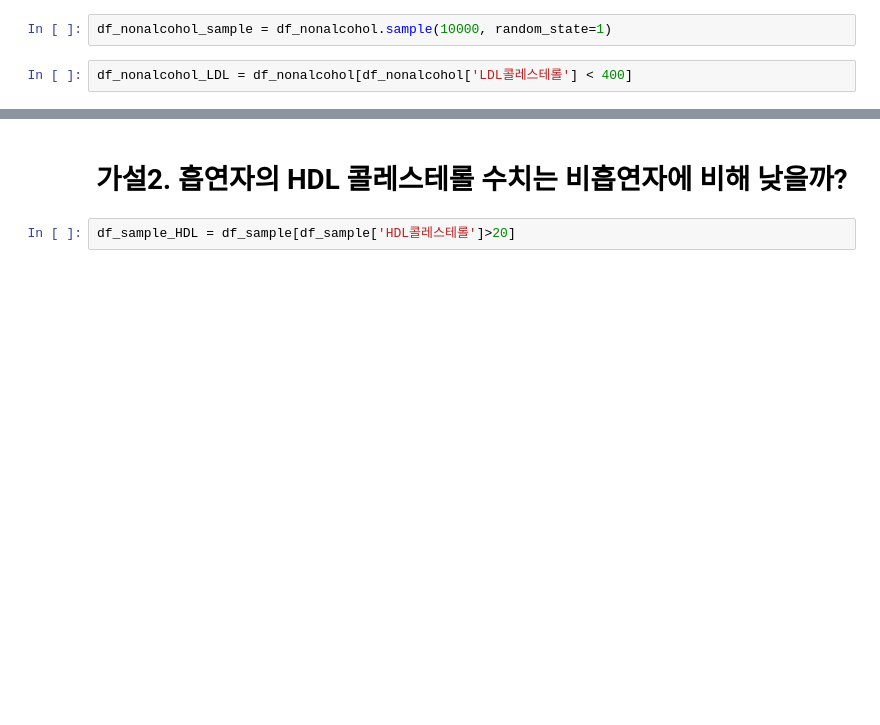
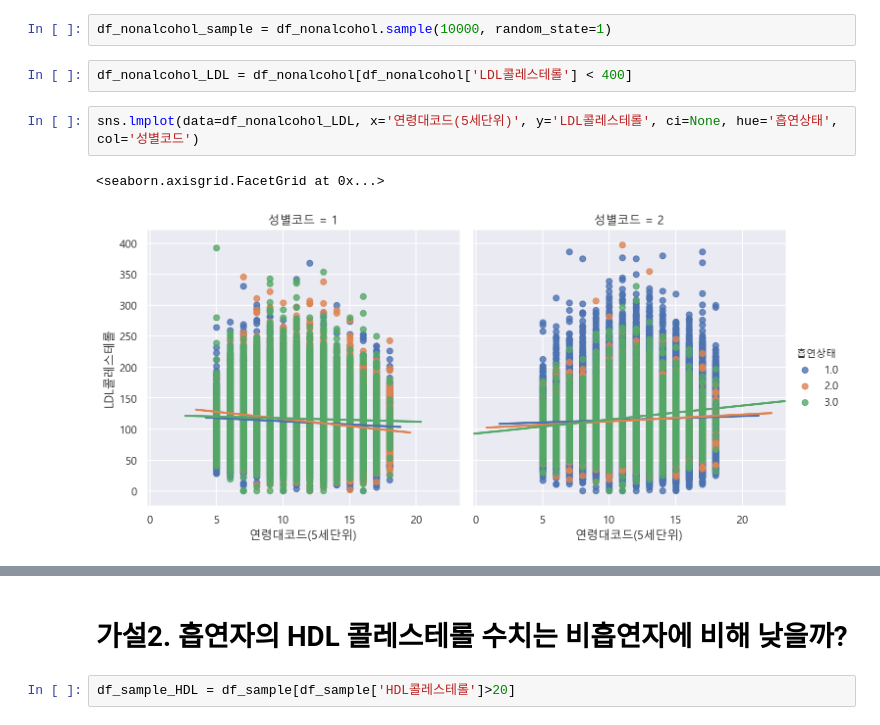
Before and after one commit to iamjinuk/bigman, a Jupyter notebook: 데이터 분석 연습 - 건강검진 정보 분석 ①.ipynb, the cells around one changed output, grey strips where cells are left out. Saved outputs shown, nothing was run; the diff lists cells and outputs as text; blank space fills up the shorter version.

```diff
--- a/데이터 분석 연습 - 건강검진 정보 분석 ①.ipynb
+++ b/데이터 분석 연습 - 건강검진 정보 분석 ①.ipynb
@@ -309,3 +296,8 @@ df_nonalcohol.shape
 df_nonalcohol_sample = df_nonalcohol.sample(10000, random_state=1)
 # %%
 df_nonalcohol_LDL = df_nonalcohol[df_nonalcohol['LDL콜레스테롤'] < 400]
+# %%
+sns.lmplot(data=df_nonalcohol_LDL, x='연령대코드(5세단위)', y='LDL콜레스테롤', ci=None, hue='흡연상태', col='성별코드')
+# %% [output]
+<seaborn.axisgrid.FacetGrid at 0x...>
+[figure, added]
```
Also changed, not shown: parts of 17 cells of this notebook.
